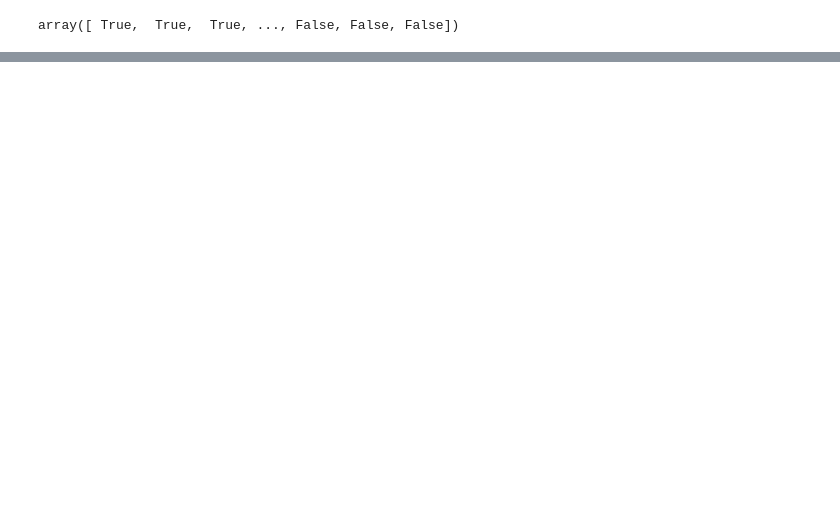
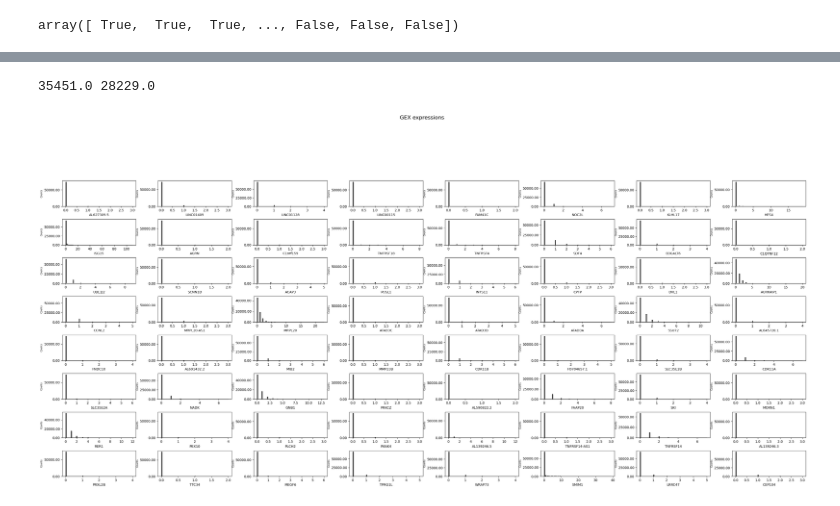
Before and after one commit to D4L-Pigeons/D4L-Hackaton, a Jupyter notebook: notebooks/pp-eda.ipynb, the cells around one changed output, grey strips where cells are left out. Drawn from its saved outputs; the diff is of its cells as text; code cells hidden in the pictures; blank space fills up the shorter version.

```diff
--- a/notebooks/pp-eda.ipynb
+++ b/notebooks/pp-eda.ipynb
@@ -170,0 +216,43 @@ dense_data.shape
+# %%
+from pandas import DataFrame
+from typing import List, Optional, Tuple
+import matplotlib.pyplot as plt
+from matplotlib.ticker import FormatStrFormatter
+
+def make_histograms(
+    df: DataFrame,
+    quant_vars: List[str],
+    title: str,
+    subplots_shape: Optional[Tuple] = None,
+    display_desc: bool = False,
+    title_shift: float = 1,
+    bins: int = 100,
+    y_label: str = "PDF estimation",
+) -> None:
+    r"""
+    Plot histograms of the given quantitative variables in the dataframe.
+    """
+
+    if subplots_shape is not None:
+        num_rows, num_cols = subplots_shape
+    else:
+        num_plots = len(quant_vars)
+        num_rows = (num_plots + 1) // 2
+        num_cols = 2
+    fig, axes = plt.subplots(num_rows, num_cols, figsize=(5 * num_cols, 2 * num_rows))
+    axes = np.atleast_2d(axes)
+    plt.subplots_adjust(wspace=0.3, hspace=0.5)
+
+    if display_desc:
+        fig.suptitle(title, fontsize=16, y=title_shift)
+
+    for i, var in enumerate(quant_vars):
+        row = i // num_cols
+        col = i % num_cols
+        ax = axes[row, col]
+        ax.hist(df[var], bins=bins, color="grey", edgecolor="black", density=False)
+        ax.set_xlabel(var)
+        ax.set_ylabel(y_label, fontsize=7)
+        ax.yaxis.set_major_formatter(FormatStrFormatter("%.2f"))
+
+    plt.show()
@@ -170,0 +283,8 @@ dense_data.shape
+# %%
+print(np.max(expressions[:, gex_indicator]), np.max(expressions[:, ~gex_indicator]))
+# %% [output]
+35451.0 28229.0
+# %%
+make_histograms(gex_expressions, gex_expressions.columns, "GEX expressions", subplots_shape=(8, 8), display_desc=True, title_shift=1.05, bins=100, y_label="PMF estimation")
+# %% [output]
+[figure, added]
```
Also changed, not shown: parts of 24 cells of this notebook, 1 other file.
